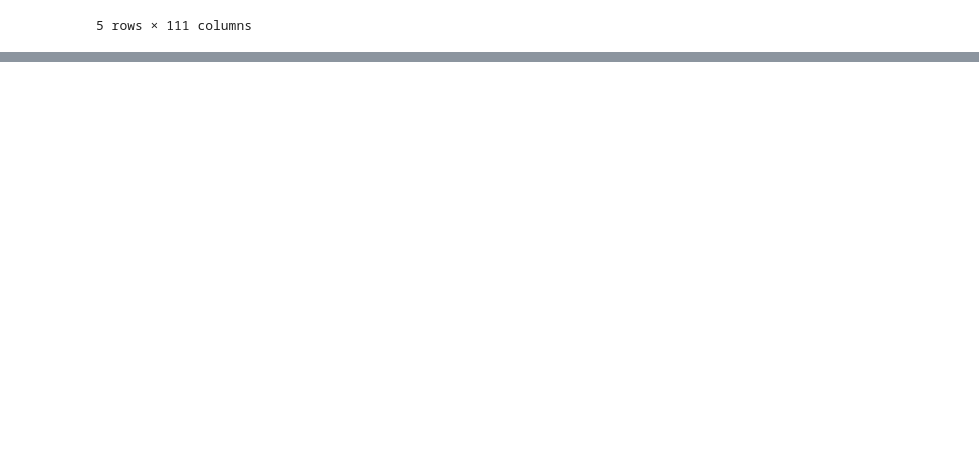
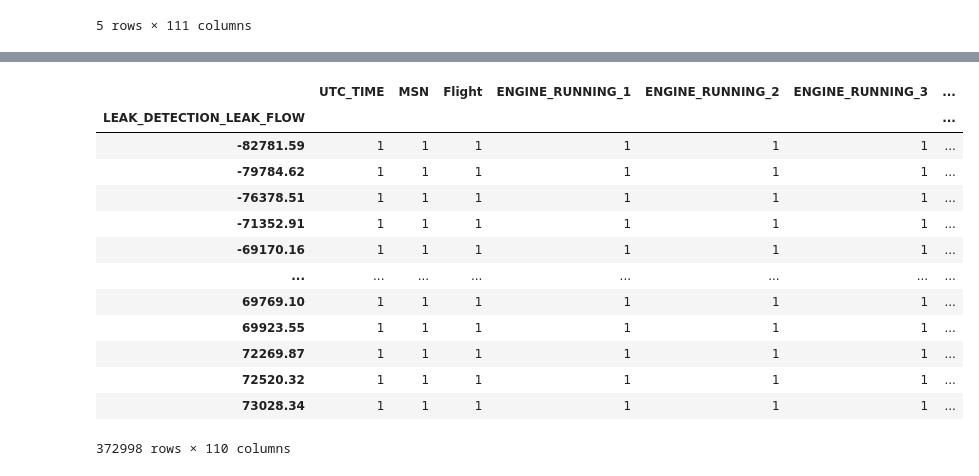
Before and after one commit to badek23/AirbusFuelLeaks, a Jupyter notebook: EDA.ipynb, the cells around one changed output, grey strips where cells are left out. Drawn from its saved outputs; the diff is of its cells as text; code cells hidden in the pictures; blank space fills up the shorter version.

```diff
--- a/EDA.ipynb
+++ b/EDA.ipynb
@@ -22,0 +66,17 @@ msn02.head()
+# %%
+msn02.groupby(["LEAK_DETECTION_LEAK_FLOW"]).count()
+# %% [output]
+|  | UTC_TIME | MSN | Flight | ENGINE_RUNNING_1 | ENGINE_RUNNING_2 | ENGINE_RUNNING_3 | ... |
+| LEAK_DETECTION_LEAK_FLOW |  |  |  |  |  |  | ... |
+| -82781.59 | 1 | 1 | 1 | 1 | 1 | 1 | ... |
+| -79784.62 | 1 | 1 | 1 | 1 | 1 | 1 | ... |
+| -76378.51 | 1 | 1 | 1 | 1 | 1 | 1 | ... |
+| -71352.91 | 1 | 1 | 1 | 1 | 1 | 1 | ... |
+| -69170.16 | 1 | 1 | 1 | 1 | 1 | 1 | ... |
+| ... | ... | ... | ... | ... | ... | ... | ... |
+| 69769.10 | 1 | 1 | 1 | 1 | 1 | 1 | ... |
+| 69923.55 | 1 | 1 | 1 | 1 | 1 | 1 | ... |
+| 72269.87 | 1 | 1 | 1 | 1 | 1 | 1 | ... |
+| 72520.32 | 1 | 1 | 1 | 1 | 1 | 1 | ... |
+| 73028.34 | 1 | 1 | 1 | 1 | 1 | 1 | ... |
+372998 rows × 110 columns
```
Also changed, not shown: parts of 22 cells of this notebook, 1 other file.
